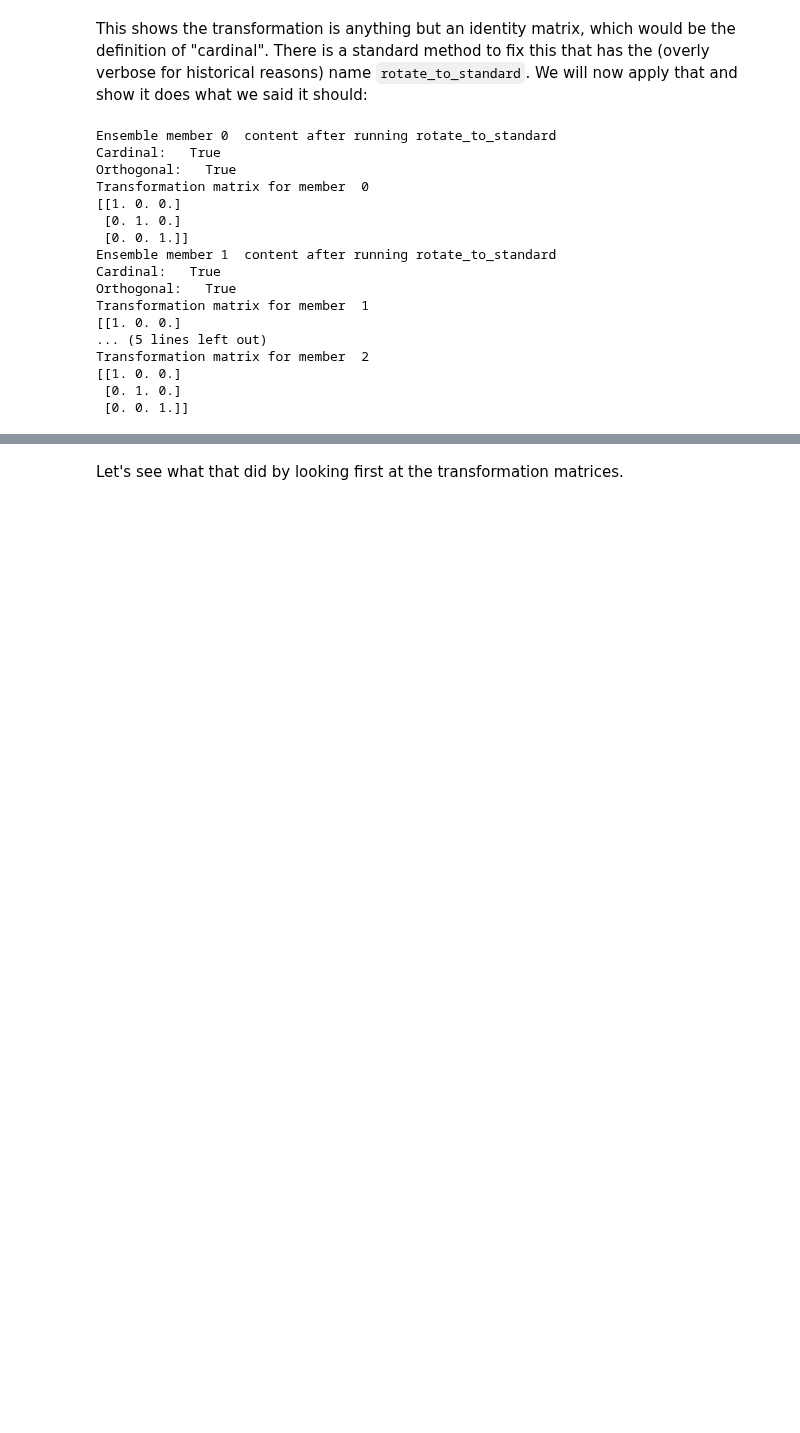
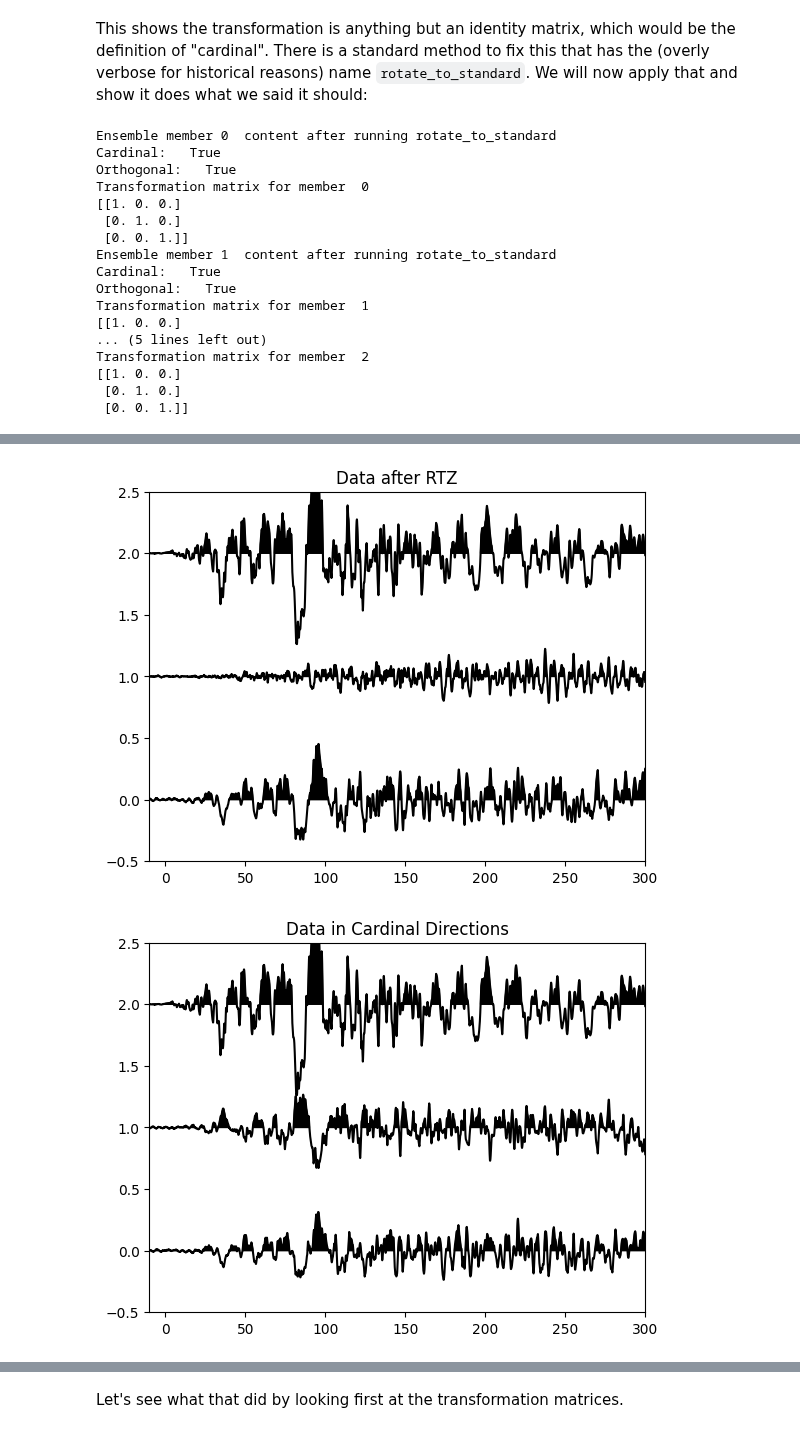
Before and after one commit to mspass-team/mspass_tutorial, a Jupyter notebook: notebooks/Three-ComponentBasics.ipynb, the cells around one changed output, grey strips where cells are left out. Saved outputs shown, nothing was run; the diff lists cells and outputs as text; code cells hidden in the pictures; blank space fills up the shorter version.

```diff
--- a/notebooks/Three-ComponentBasics.ipynb
+++ b/notebooks/Three-ComponentBasics.ipynb
@@ -185,0 +234,33 @@ For this tutorial we focus on a special operator commonly called the "free surfa
+# %%
+from mspasspy.algorithms.window import WindowData,scale
+from mspasspy.algorithms.basic import ator
+from mspasspy.graphics import SeismicPlotter
+import matplotlib.pyplot as plt
+
+# to reduce clutter we just only show one Seismogram
+d0 = Seismogram(ens0.member[0])   # copy is safer
+d = Seismogram(ensemble.member[0])
+Ptime = d['Ptime']
+d0.ator(Ptime)
+d.ator(Ptime)
+# relative window times
+ts = -10.0
+te = 300.0
+d=WindowData(d,ts,te)
+d0.rotate_to_standard()
+d0=WindowData(d0,ts,te)
+# scale applied to 3c data scales components equally
+d=scale(d)
+d0=scale(d0)
+plotter = SeismicPlotter(scale=0.25,title='Data after RTZ')
+plt0 = SeismicPlotter(scale=0.25,title='Data in Cardinal Directions')
+# the default will be a bit ugly for this case
+plotter.change_style('wtva')
+plt0.change_style('wtva')
+plotter.plot(d)
+plt.show()
+plt0.plot(d0)
+plt.show()
+# %% [output]
+[figure, added]
+[figure, added]
```
Also changed, not shown: parts of 20 cells of this notebook, 2 other files.
